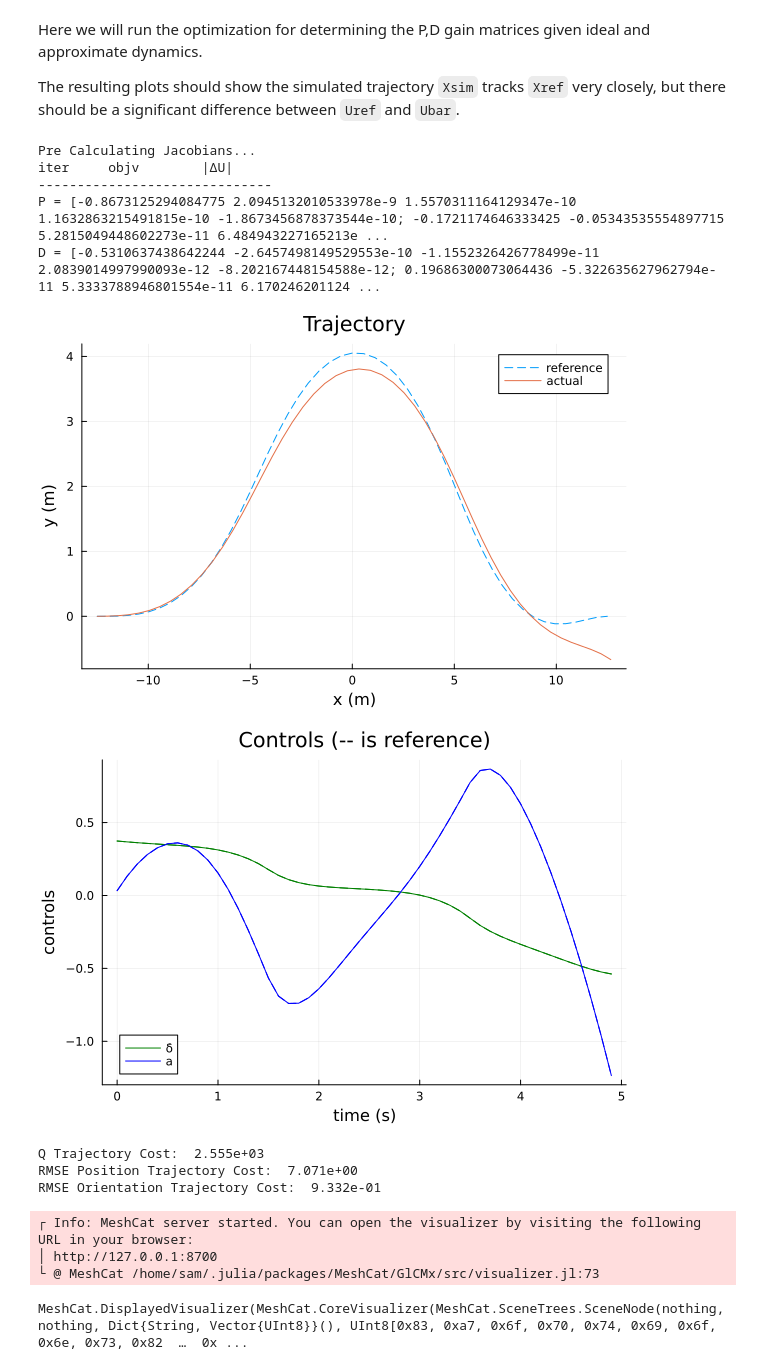
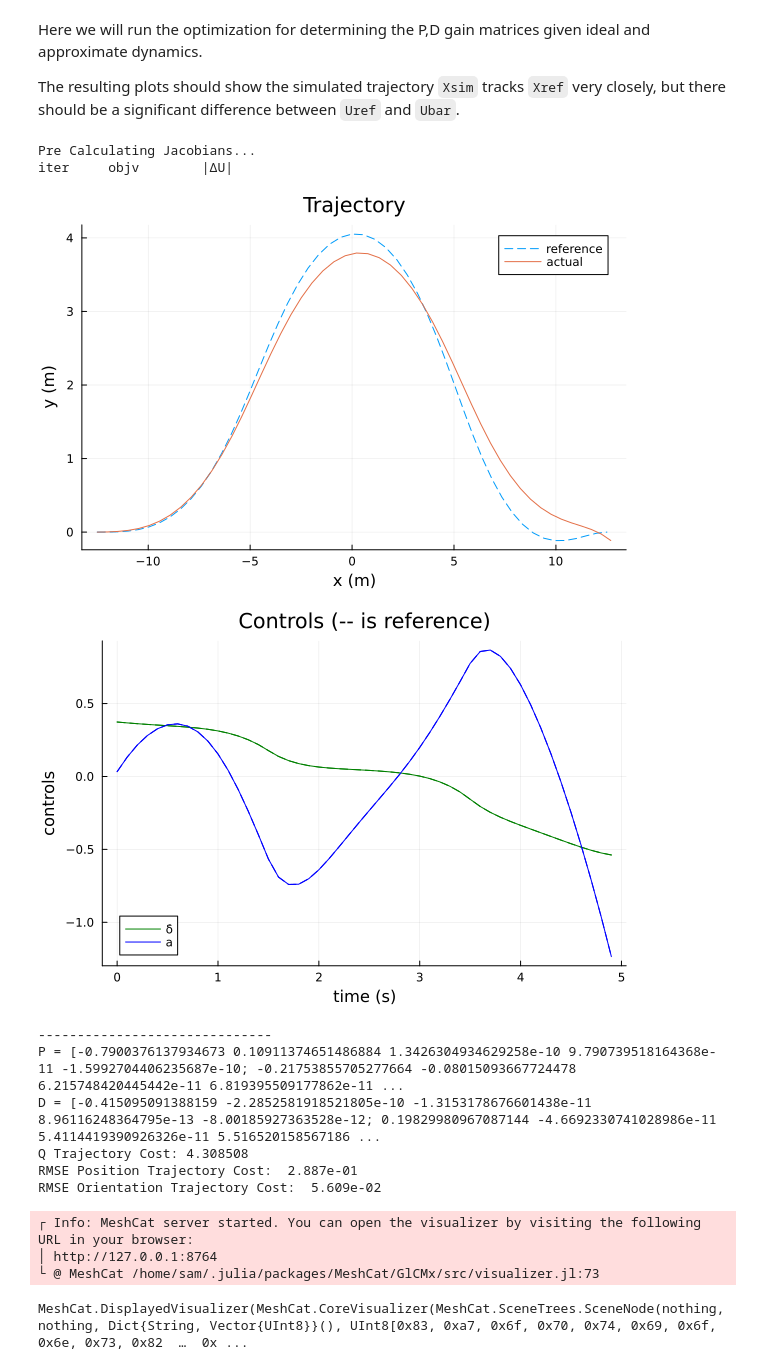
Before and after one commit to SaralTayal123/Optimal-PID-Controller, a Jupyter notebook: OptimizationProj.ipynb, the cells around one changed output. Drawn from its saved outputs; the diff is of its cells as text; code cells hidden in the pictures.

```diff
--- a/OptimizationProj.ipynb
+++ b/OptimizationProj.ipynb
@@ -313,9 +330,10 @@ The resulting plots should show the simulated trajectory `Xsim` tracks `Xref` ve
     xg = Xref[N]
 
     # LQR tracking cost to be used in ILC
-    Q = diagm([1, 1, 0.1, 0.1, 0.1])
-    R = 0.1 * diagm(ones(nu))
-    Qf = 1 * diagm(ones(nx))
+    Q = diagm([1, 1, 0.01, 0, 0.1])
+    R = 0.1 * diagm(ones(nu)) * 0.1
+    Qf = diagm([1000, 1000, 0, 0, 0])
+    # Qf = Q
 
     # load all useful things into params
     model = (L=2.8, lr=1.6)
@@ -365,8 +383,17 @@ The resulting plots should show the simulated trajectory `Xsim` tracks `Xref` ve
     # Solve optimization problem for update (optim_pd)
     P, D = optim_pd(Xsim, Ubar, Xref, Uref, As, Bs, Q, R, Qf)
 
+    # Move the robot after final optimized values (final forward rollout)
+    Xsim[1] = xic
+    Xlast = xic
+    for i = 1:N-1
+        u_next = Uref[i] - P * (Xref[i] - Xsim[i]) - D * (Xsim[i] - Xlast)
+        Xsim[i+1] = rk4(model, true_car_dynamics, Xsim[i], u_next, dt)
+        Xlast = Xsim[i]
+    end
+
     # Metrics
-    metrics = Dict{String, Float32}()
+    metrics = Dict{String,Float32}()
 
     # Trajectory_cost
     # Use proper RMSE absolute trajectory error
@@ -380,54 +407,45 @@ The resulting plots should show the simulated trajectory `Xsim` tracks `Xref` ve
 
     # Logging
     # @printf("Trajectory Cost: %10.3e\n", traj_cost)
-    @printf("Q Trajectory Cost: %10.3e\n", metrics["Q_traj_cost"])
+    @printf("Q Trajectory Cost: %lf\n", metrics["Q_traj_cost"])
     @printf("RMSE Position Trajectory Cost: %10.3e\n", metrics["RMSE_pos_traj_cost"])
     @printf("RMSE Orientation Trajectory Cost: %10.3e\n", metrics["RMSE_orient_traj_cost"])
-
-    # Move the robot after final optimized values (final forward rollout)
-    Xsim[1] = xic
-    Xlast = xic
-    for i = 1:N-1
-        u_next = Uref[i] - P * (Xref[i] - Xsim[i]) - D * (Xsim[i] - Xlast)
-        Xsim[i+1] = rk4(model, true_car_dynamics, Xsim[i], u_next, dt)
-        Xlast = Xsim[i]
-    end
 
     # --------Plotting/animation-------
     Xm = hcat(Xsim...)
     Um = hcat(Ubar...)
     Xrefm = hcat(Xref...)
     Urefm = hcat(Uref...)
     plot(Xrefm[1, :], Xrefm[2, :], ls=:dash, label="reference",
         xlabel="x (m)", ylabel="y (m)", title="Trajectory")
     display(plot!(Xm[1, :], Xm[2, :], label="actual"))
 
     plot(t_vec[1:end-1], Urefm', ls=:dash, lc=[:green :blue], label="",
         xlabel="time (s)", ylabel="controls", title="Controls (-- is reference)")
     display(plot!(t_vec[1:end-1], Um', label=["δ̇" "a"], lc=[:green :blue]))
 
     # Animation
     vis = Visualizer()
     X_vis = [[x[1], x[2], 0.1] for x in Xsim]
     vis_traj!(vis, :traj, X_vis; R=0.02)
     vis_model = TrajOptPlots.RobotZoo.BicycleModel()
     TrajOptPlots.set_mesh!(vis, vis_model)
     X = [x[SA[1, 2, 3, 4]] for x in Xsim]
     visualize!(vis, vis_model, tf, X)
     display(render(vis))
 end
 # %% [output]
 Pre Calculating Jacobians...
 iter     objv        |ΔU|
-------------------------------
-P = [-0.8673125294084775 2.0945132010533978e-9 1.5570311164129347e-10 1.1632863215491815e-10 -1.8673456878373544e-10; -0.1721174646333425 -0.05343535554897715 5.2815049448602273e-11 6.484943227165213e ...
-D = [-0.5310637438642244 -2.6457498149529553e-10 -1.1552326426778499e-11 2.0839014997990093e-12 -8.202167448154588e-12; 0.19686300073064436 -5.322635627962794e-11 5.3333788946801554e-11 6.170246201124 ...
-[figure, old version]
+[figure, new version]
 [figure]
-Q Trajectory Cost:  2.555e+03
-RMSE Position Trajectory Cost:  7.071e+00
-RMSE Orientation Trajectory Cost:  9.332e-01
+------------------------------
+P = [-0.7900376137934673 0.10911374651486884 1.3426304934629258e-10 9.790739518164368e-11 -1.5992704406235687e-10; -0.21753855705277664 -0.08015093667724478 6.215748420445442e-11 6.819395509177862e-11 ...
+D = [-0.415095091388159 -2.2852581918521805e-10 -1.3153178676601438e-11 8.96116248364795e-13 -8.00185927363528e-12; 0.19829980967087144 -4.6692330741028986e-11 5.4114419390926326e-11 5.516520158567186 ...
+Q Trajectory Cost: 4.308508
+RMSE Position Trajectory Cost:  2.887e-01
+RMSE Orientation Trajectory Cost:  5.609e-02
 ┌ Info: MeshCat server started. You can open the visualizer by visiting the following URL in your browser:
-│ http://127.0.0.1:8700
+│ http://127.0.0.1:8764
 └ @ MeshCat /home/sam/.julia/packages/MeshCat/GlCMx/src/visualizer.jl:73
 MeshCat.DisplayedVisualizer(MeshCat.CoreVisualizer(MeshCat.SceneTrees.SceneNode(nothing, nothing, Dict{String, Vector{UInt8}}(), UInt8[0x83, 0xa7, 0x6f, 0x70, 0x74, 0x69, 0x6f, 0x6e, 0x73, 0x82  …  0x ...
```
Also changed, not shown: parts of 3 cells of this notebook, 5 other files.
